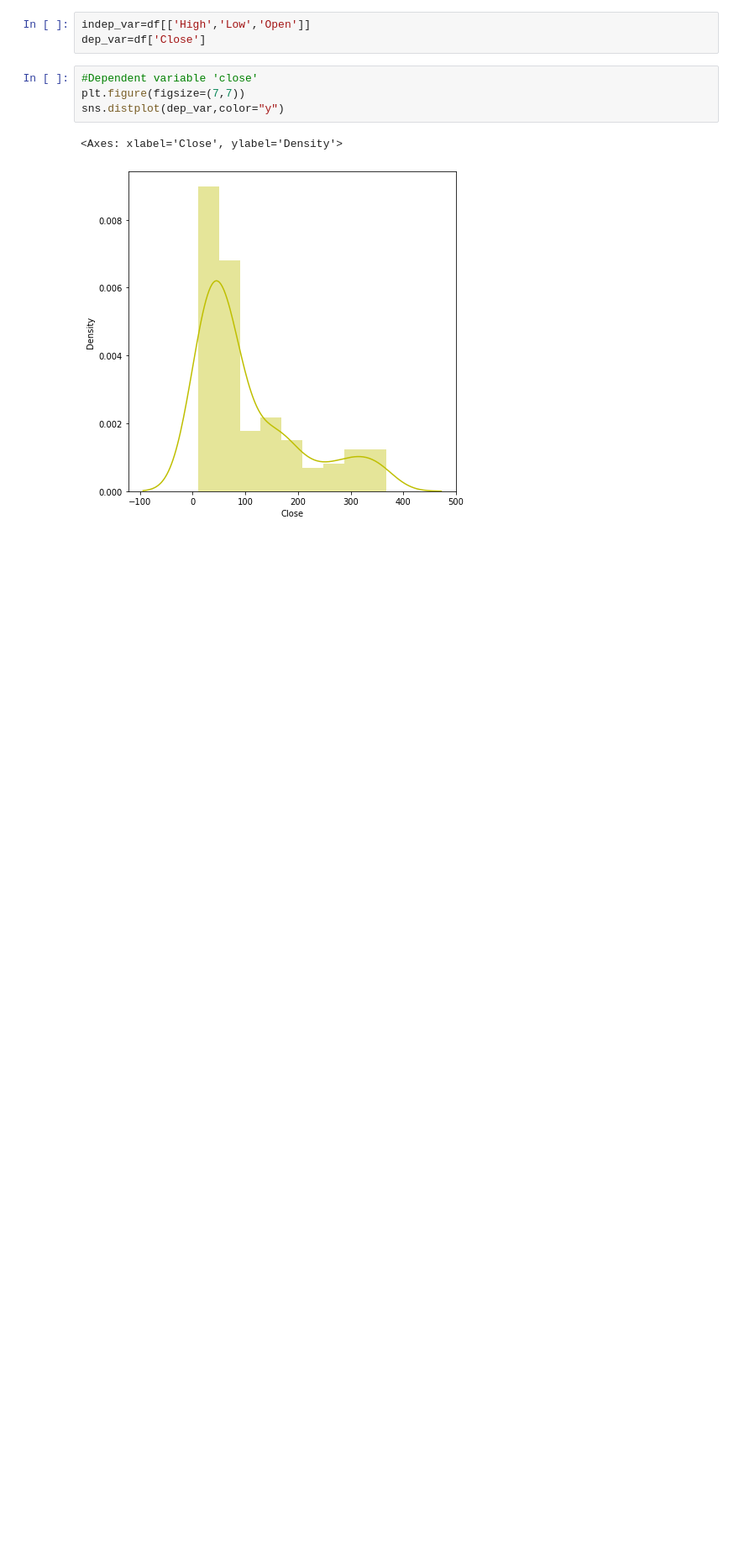
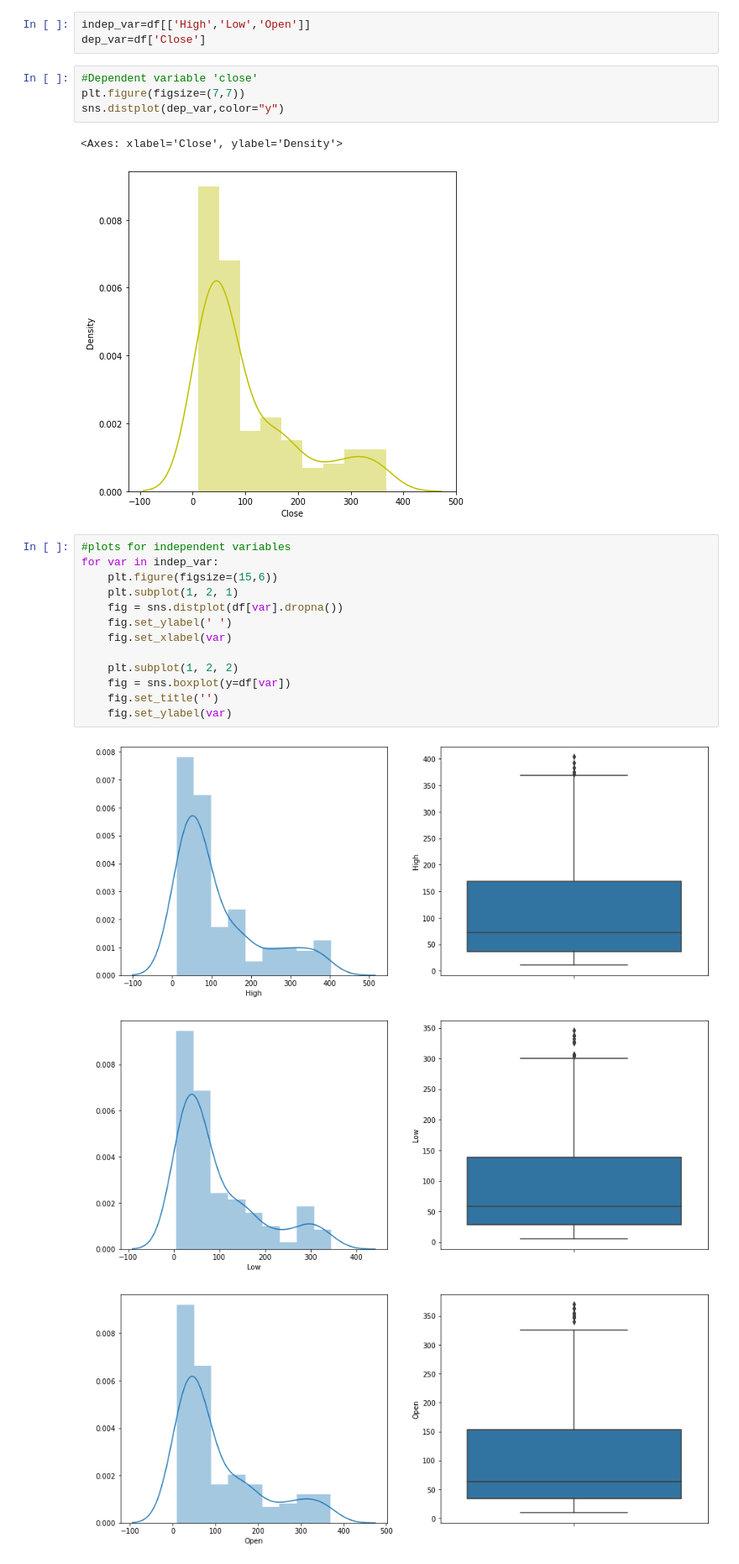
Before and after one commit to lavish315/Yes-Bank-Stock-Price-Analysis, a Jupyter notebook: Capstone_project_(Yes_Bank_stock_price_analysis).ipynb, the cells around one changed output. Shown at 84% size. Drawn from its saved outputs; the diff is of its cells as text; blank space fills up the shorter version.

```diff
--- a/Capstone_project_(Yes_Bank_stock_price_analysis).ipynb
+++ b/Capstone_project_(Yes_Bank_stock_price_analysis).ipynb
@@ -109,3 +112,20 @@ sns.distplot(dep_var,color="y")
 # %% [output]
 <Axes: xlabel='Close', ylabel='Density'>
 [figure]
+# %%
+#plots for independent variables
+for var in indep_var:
+    plt.figure(figsize=(15,6))
+    plt.subplot(1, 2, 1)
+    fig = sns.distplot(df[var].dropna())
+    fig.set_ylabel(' ')
+    fig.set_xlabel(var)
+
+    plt.subplot(1, 2, 2)
+    fig = sns.boxplot(y=df[var])
+    fig.set_title('')
+    fig.set_ylabel(var)
+# %% [output]
+[figure, added]
+[figure, added]
+[figure, added]
```
Also changed, not shown: parts of 7 cells of this notebook.
